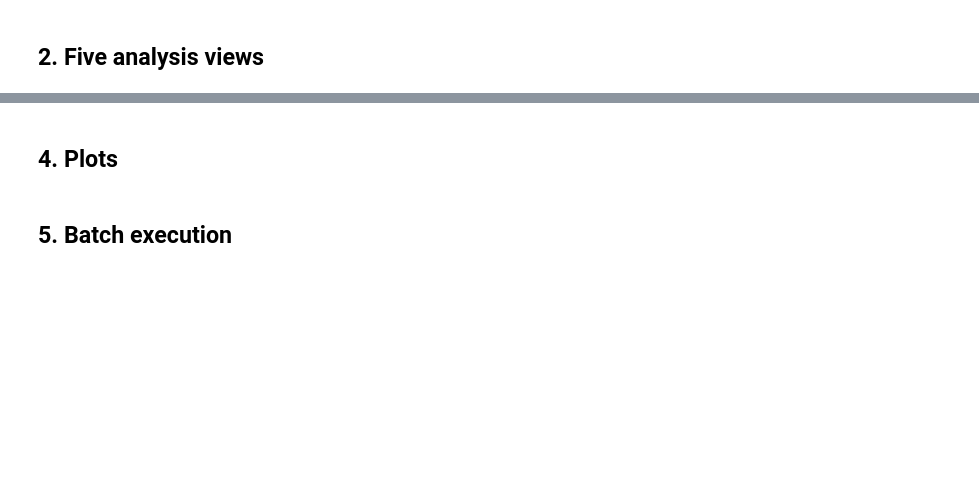
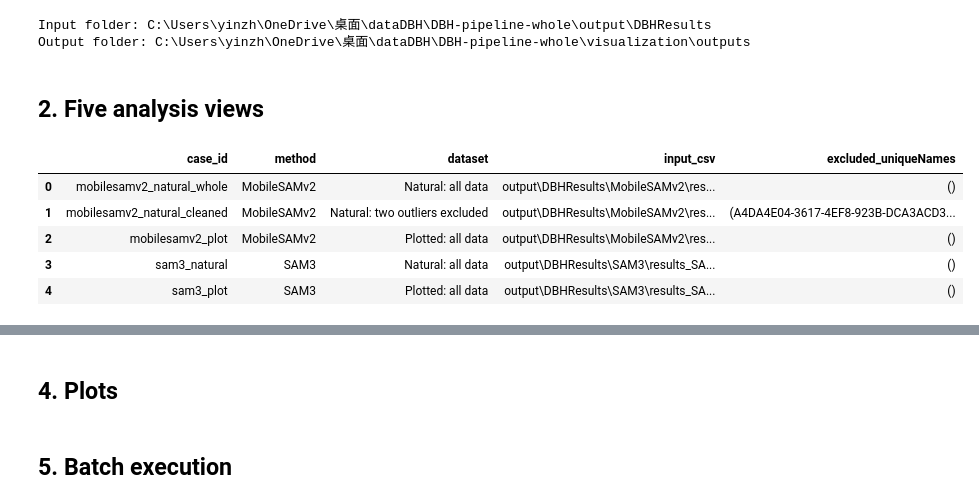
Before and after one commit to yinzhiheng/AI-assisted-DBH-measurement-pipeline, a Jupyter notebook: visualization/fusedSAM_visualization_clean.ipynb, the cells around one changed output, grey strips where cells are left out. Drawn from its saved outputs; the diff is of its cells as text; code cells hidden in the pictures; blank space fills up the shorter version.

```diff
--- a/visualization/fusedSAM_visualization_clean.ipynb
+++ b/visualization/fusedSAM_visualization_clean.ipynb
@@ -15,23 +15,23 @@ from IPython.display import display
 
 %matplotlib inline
 # %%
-import os
-
-
 def find_pipeline_root(start=None):
-    """Find this repository even before measurement results have been generated."""
+    """Find the pipeline from the notebook, pipeline, or enclosing workspace folder."""
     start = Path(start or Path.cwd()).resolve()
     for parent in (start, *start.parents):
-        for candidate in (parent, parent / "AI-assisted-DBH-measurement-pipeline"):
-            if (candidate / "codes/DBH/DBHCalculationBatch.sln").is_file():
+        for candidate in (parent, parent / "DBH-pipeline-whole"):
+            result_dir = candidate / "output" / "DBHResults"
+            if all((result_dir / method).is_dir() for method in ("MobileSAMv2", "SAM3")):
                 return candidate
-    raise FileNotFoundError("Start Jupyter from the repository or its visualization folder.")
+    raise FileNotFoundError(
+        "Cannot locate DBH-pipeline-whole. Start Jupyter from its visualization folder, "
+        "or replace PIPELINE_ROOT = find_pipeline_root() with your pipeline folder path."
+    )
 
 
 PIPELINE_ROOT = find_pipeline_root()
-# Optional overrides allow setup checks to use their own results under output/setup/.
-DATA_DIR = Path(os.environ.get("DBH_RESULTS_DIR", str(PIPELINE_ROOT / "output/DBHResults"))).resolve()
-OUTPUT_DIR = Path(os.environ.get("DBH_VISUALIZATION_DIR", str(PIPELINE_ROOT / "output/visualization"))).resolve()
+DATA_DIR = PIPELINE_ROOT / "output" / "DBHResults"
+OUTPUT_DIR = PIPELINE_ROOT / "visualization" / "outputs"
 
 ID_COL = "uniqueName"
 TRUE_COL = "dbhCaliper_cm"
@@ -52,7 +52,7 @@ class PlotStyle:
     color: str = "#2459A6"
     highlight_color: str = "#C83E3E"
     notch: bool = True
-    show_fit: bool = False  # The original fitted line was commented out.
+    show_fit: bool = True  # Display the fitted line described by R².
     annotate_stats: bool = False
 
 PROCESSING = ProcessingOptions()
@@ -64,6 +64,9 @@ RAW_NATURAL_CSV = None
 
 print(f"Input folder: {DATA_DIR}")
 print(f"Output folder: {OUTPUT_DIR}")
+# %% [output]
+Input folder: C:\Users\yinzh\OneDrive\桌面\dataDBH\DBH-pipeline-whole\output\DBHResults
+Output folder: C:\Users\yinzh\OneDrive\桌面\dataDBH\DBH-pipeline-whole\visualization\outputs
 # %% [markdown]
 ## 2. Five analysis views
 # %%
@@ -107,36 +110,43 @@ CASES = [
     ),
     CaseConfig(
         "mobilesamv2_plot", "MobileSAMv2", "Plotted: all data",
         DATA_DIR / "MobileSAMv2" / "results_MobileSAMv2_plot.csv", PLOT_EDGES,
         flag_abs_error_cm=3, box_limits=(-4, 4),
     ),
     CaseConfig(
         "sam3_natural", "SAM3", "Natural: all data",
         DATA_DIR / "SAM3" / "results_SAM3_natural.csv", NATURAL_EDGES,
         box_limits=(-8, 8),
     ),
     CaseConfig(
         "sam3_plot", "SAM3", "Plotted: all data",
         DATA_DIR / "SAM3" / "results_SAM3_plot.csv", PLOT_EDGES,
         flag_abs_error_cm=3, box_limits=(-4, 4),
     ),
 ]
 
-# Use the same exclusion rule for complete datasets and smaller input subsets.
+# Verify the requested two-case rule against the current full production CSVs.
 natural_input = pd.read_csv(DATA_DIR / "MobileSAMv2" / "results_MobileSAMv2_natural.csv")
 plotted_input = pd.read_csv(DATA_DIR / "MobileSAMv2" / "results_MobileSAMv2_plot.csv")
 natural_outliers = set(natural_input.loc[
     natural_input[ID_COL].isin(MOBILE_RESTORED_IDS), ID_COL])
-print(f"Input rows: natural={len(natural_input)}, plotted={len(plotted_input)}; "
-      f"configured natural outliers present={len(natural_outliers)}")
+assert natural_outliers == set(MOBILE_RESTORED_IDS)
+assert len(natural_input) == 285 and len(plotted_input) == 202
 
 SELECTED_CASES = None
 display(pd.DataFrame([
     {"case_id": c.case_id, "method": c.method, "dataset": c.dataset,
      "input_csv": str(c.csv_path.relative_to(PIPELINE_ROOT)),
      "excluded_uniqueNames": c.exclude_ids}
     for c in CASES
 ]))
+# %% [output]
+|  | case_id | method | dataset | input_csv | excluded_uniqueNames |
+| 0 | mobilesamv2_natural_whole | MobileSAMv2 | Natural: all data | output\DBHResults\MobileSAMv2\res... | () |
+| 1 | mobilesamv2_natural_cleaned | MobileSAMv2 | Natural: two outliers excluded | output\DBHResults\MobileSAMv2\res... | (A4DA4E04-3617-4EF8-923B-DCA3ACD3... |
+| 2 | mobilesamv2_plot | MobileSAMv2 | Plotted: all data | output\DBHResults\MobileSAMv2\res... | () |
+| 3 | sam3_natural | SAM3 | Natural: all data | output\DBHResults\SAM3\results_SA... | () |
+| 4 | sam3_plot | SAM3 | Plotted: all data | output\DBHResults\SAM3\results_SA... | () |
 # %% [markdown]
 ## 3. Statistics Analysis
 
```
Also changed, not shown: parts of 7 cells of this notebook.
